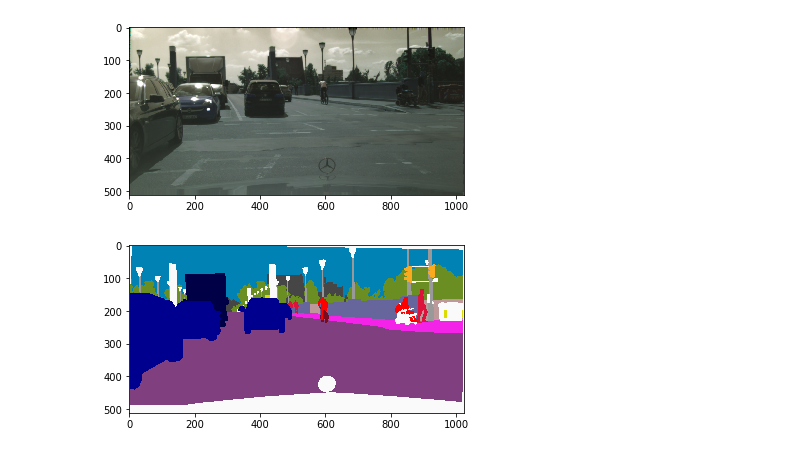
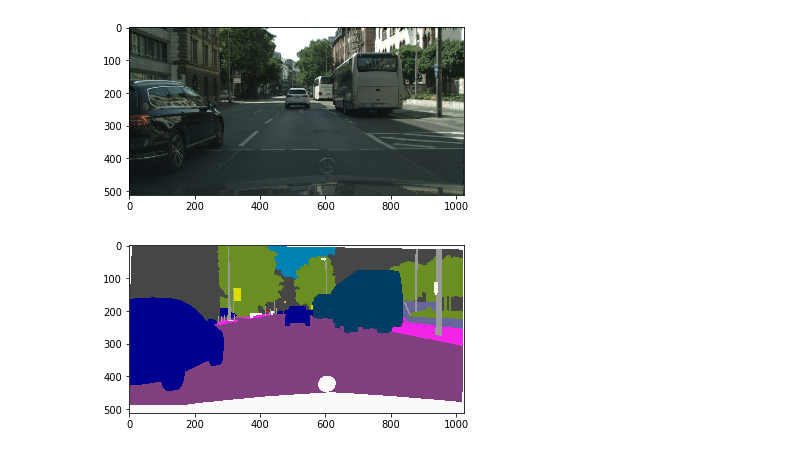
Before and after one commit to Regressionist/Semantic-Segmentation-UNet, a Jupyter notebook: train.ipynb, the cells around one changed output. Cells and saved outputs as stored; diff of their text form; code cells hidden in the pictures.

```diff
--- a/train.ipynb
+++ b/train.ipynb
@@ -20,19 +23,20 @@ train_files,val_files=dic.get_dicts()
 # %%
 def showimage(image,tor):
     if tor==1:
-        image=(image.numpy().transpose(1,2,0)*255).astype(int)
+        image=image.numpy().transpose(1,2,0)
+        image=image[:,:,::-1]
     plt.imshow(image)
     plt.show()
 # %%
 train_dataset=PlacesDataset(train_files,augment=0,transforms=True)
 val_dataset=PlacesDataset(val_files,augment=10,transforms=True)
 # %%
-img,label=val_dataset[40]
+img,label=val_dataset[150]
 showimage(img,1)
 showimage(train_dataset.decode_segmap(label.numpy()),0)
 # %% [output]
-[figure, old version]
+[figure, new version]
-[figure, old version]
+[figure, new version]
 # %%
 train_loader = torch.utils.data.DataLoader(train_dataset,shuffle=True,batch_size=2)
 validation_loader = torch.utils.data.DataLoader(val_dataset,batch_size=1)
```
Also changed, not shown: parts of 3 cells of this notebook, 1 other file.
